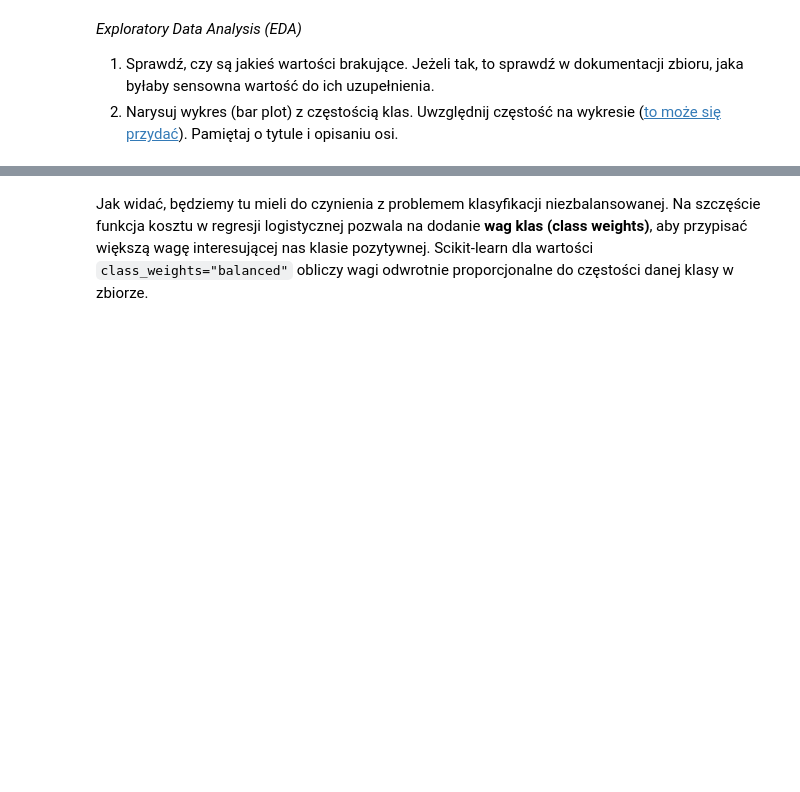
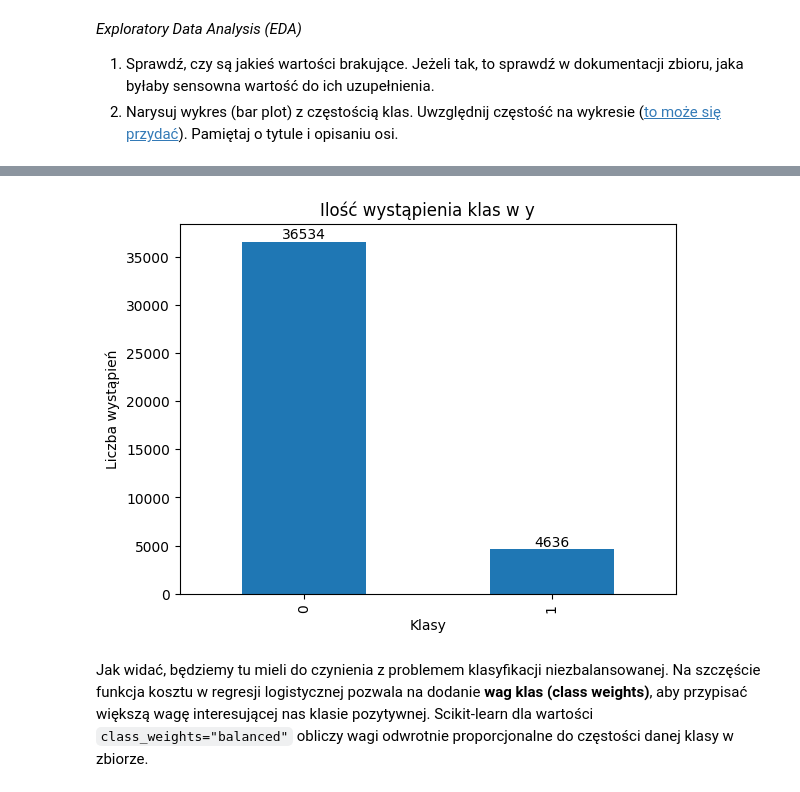
Before and after one commit to pswierzy/AI-Labs, a Jupyter notebook: Lab01/lab_1.ipynb, the cells around one changed output, grey strips where cells are left out. Cells and saved outputs as stored; diff of their text form; code cells hidden in the pictures; blank space fills up the shorter version.

```diff
--- a/Lab01/lab_1.ipynb
+++ b/Lab01/lab_1.ipynb
@@ -1118,3 +1228,18 @@ y = y.astype({"y": np.int64})
+# %%
+# plot class frequencies
+
+counts = y.value_counts()
+
+ax = counts.plot.bar()
+for container in ax.containers:
+    ax.bar_label(container)
+
+plt.title("Ilość wystąpienia klas w y")
+plt.xlabel("Klasy")
+plt.ylabel("Liczba wystąpień")
+plt.show()
+# %% [output]
+[figure, added]
 # %% [markdown]
 Jak widać, będziemy tu mieli do czynienia z problemem klasyfikacji niezbalansowanej. Na szczęście funkcja kosztu w regresji logistycznej pozwala na dodanie **wag klas (class weights)**, aby przypisać większą wagę interesującej nas klasie pozytywnej. Scikit-learn dla wartości `class_weights="balanced"` obliczy wagi odwrotnie proporcjonalne do częstości danej klasy w zbiorze.
 # %% [markdown]
```
Also changed, not shown: parts of 36 cells of this notebook.
